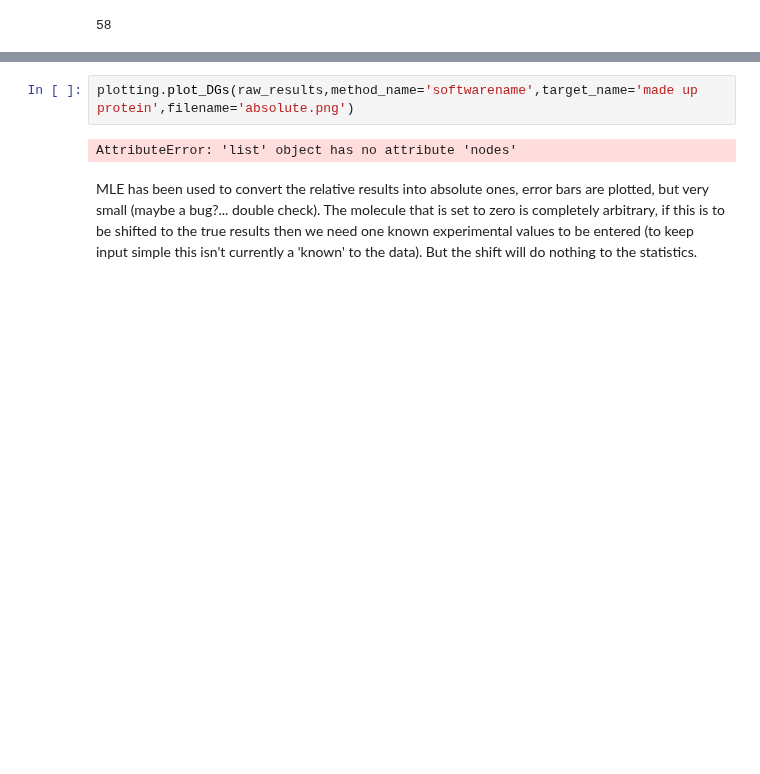
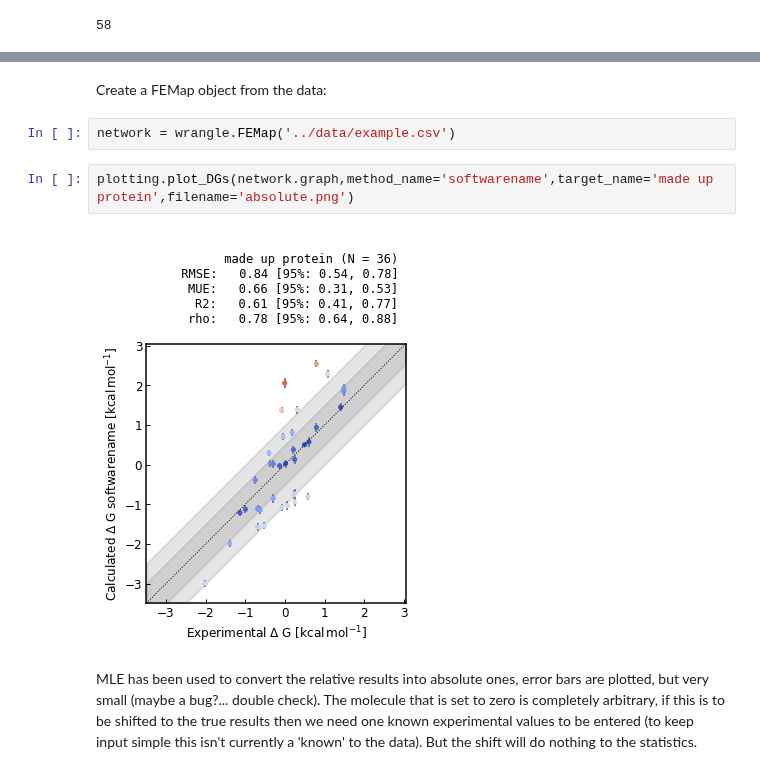
Before and after one commit to OpenFreeEnergy/cinnabar, a Jupyter notebook: freeenergyframework/examples/first-example.ipynb, the cells around one changed output, grey strips where cells are left out. Cells and saved outputs as stored; diff of their text form; blank space fills up the shorter version.

```diff
--- a/freeenergyframework/examples/first-example.ipynb
+++ b/freeenergyframework/examples/first-example.ipynb
@@ -23,7 +23,11 @@ plotting.plot_DDGs(raw_results,method_name='softwarename',map_positive=True,targ
+# %% [markdown]
+Create a FEMap object from the data:
+# %%
+network = wrangle.FEMap('../data/example.csv')
 # %%
-plotting.plot_DGs(raw_results,method_name='softwarename',target_name='made up protein',filename='absolute.png')
+plotting.plot_DGs(network.graph,method_name='softwarename',target_name='made up protein',filename='absolute.png')
 # %% [output]
-AttributeError: 'list' object has no attribute 'nodes'
+[figure, added]
 # %% [markdown]
 MLE has been used to convert the relative results into absolute ones, error bars are plotted, but very small (maybe a bug?... double check).
 The molecule that is set to zero is completely arbitrary, if this is to be shifted to the true results then we need one known experimental values to be entered (to keep input simple this isn't currently a 'known' to the data). But the shift will do nothing to the statistics.
```
Also changed, not shown: parts of 9 cells of this notebook, 2 other files.
